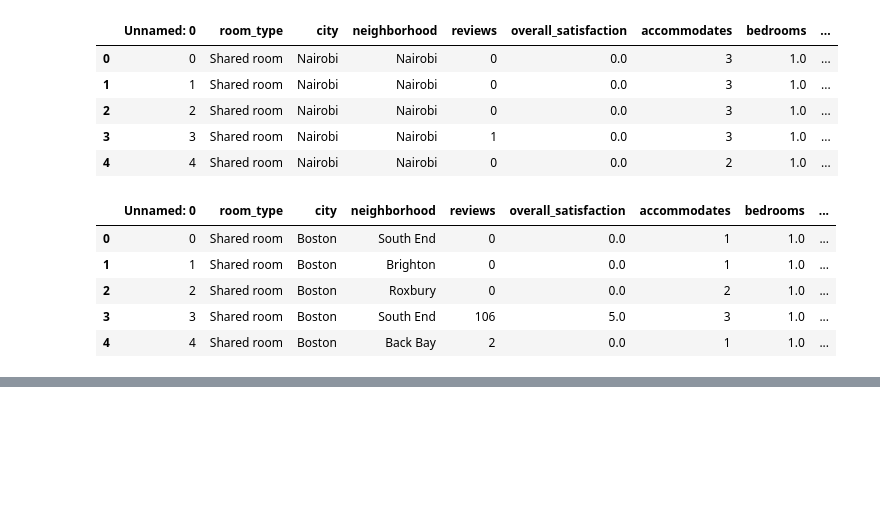
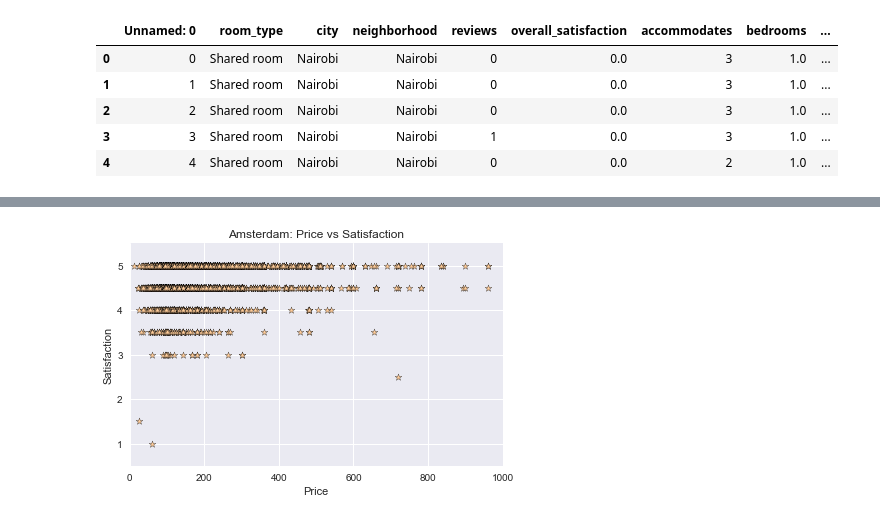
Before and after one commit to RoseMurugi/Airbnb-Analytics, a Jupyter notebook: Final Project/data_analysis.ipynb, the cells around one changed output, grey strips where cells are left out. Saved outputs shown, nothing was run; the diff lists cells and outputs as text; code cells hidden in the pictures; blank space fills up the shorter version.

```diff
--- a/Final Project/data_analysis.ipynb
+++ b/Final Project/data_analysis.ipynb
@@ -29,17 +40,6 @@ nairobi_clean.head()
 | 2 | 2 | Shared room | Nairobi | Nairobi | 0 | 0.0 | 3 | 1.0 | ... |
 | 3 | 3 | Shared room | Nairobi | Nairobi | 1 | 0.0 | 3 | 1.0 | ... |
 | 4 | 4 | Shared room | Nairobi | Nairobi | 0 | 0.0 | 2 | 1.0 | ... |
-# %%
-# Boston Data
-boston_clean=pd.read_csv("../Resources/Boston/boston_clean.csv")
-boston_clean.head()
-# %% [output]
-|  | Unnamed: 0 | room_type | city | neighborhood | reviews | overall_satisfaction | accommodates | bedrooms | ... |
-| 0 | 0 | Shared room | Boston | South End | 0 | 0.0 | 1 | 1.0 | ... |
-| 1 | 1 | Shared room | Boston | Brighton | 0 | 0.0 | 1 | 1.0 | ... |
-| 2 | 2 | Shared room | Boston | Roxbury | 0 | 0.0 | 2 | 1.0 | ... |
-| 3 | 3 | Shared room | Boston | South End | 106 | 5.0 | 3 | 1.0 | ... |
-| 4 | 4 | Shared room | Boston | Back Bay | 2 | 0.0 | 1 | 1.0 | ... |
 # %%
 # San Francisco Data
 sf_clean = pd.read_csv("../Resources/San Francisco/sanfrancisco_clean.csv")
@@ -51,3 +51,19 @@ sf_clean.head()
 | 2 | 2 | Shared room | San Francisco | Downtown/Civic Center | 4 | 5.0 | 2 | 1.0 | ... |
 | 3 | 3 | Shared room | San Francisco | Downtown/Civic Center | 8 | 4.0 | 14 | 1.0 | ... |
 | 4 | 4 | Shared room | San Francisco | Financial District | 125 | 4.5 | 4 | 1.0 | ... |
+# %%
+# Amsterdam Price vs Overall Satisfaction
+amsterdam_price = amsterdam_clean["price"]
+amsterdam_sat = amsterdam_clean["overall_satisfaction"]
+
+plt.scatter(amsterdam_price, amsterdam_sat, marker="*", edgecolor="black",color='#ffcc99')
+plt.title("Amsterdam: Price vs Satisfaction")
+plt.xlabel("Price")
+plt.xlim(0, 1000)
+plt.ylabel("Satisfaction")
+plt.ylim(.5, 5.5)
+plt.tight_layout()
+
+plt.savefig("../Working/amsterdam_figures/amsterdam_priceVsatisfaction.png")
+# %% [output]
+[figure, added]
```
Also changed, not shown: parts of 26 cells of this notebook, 22 other files.
